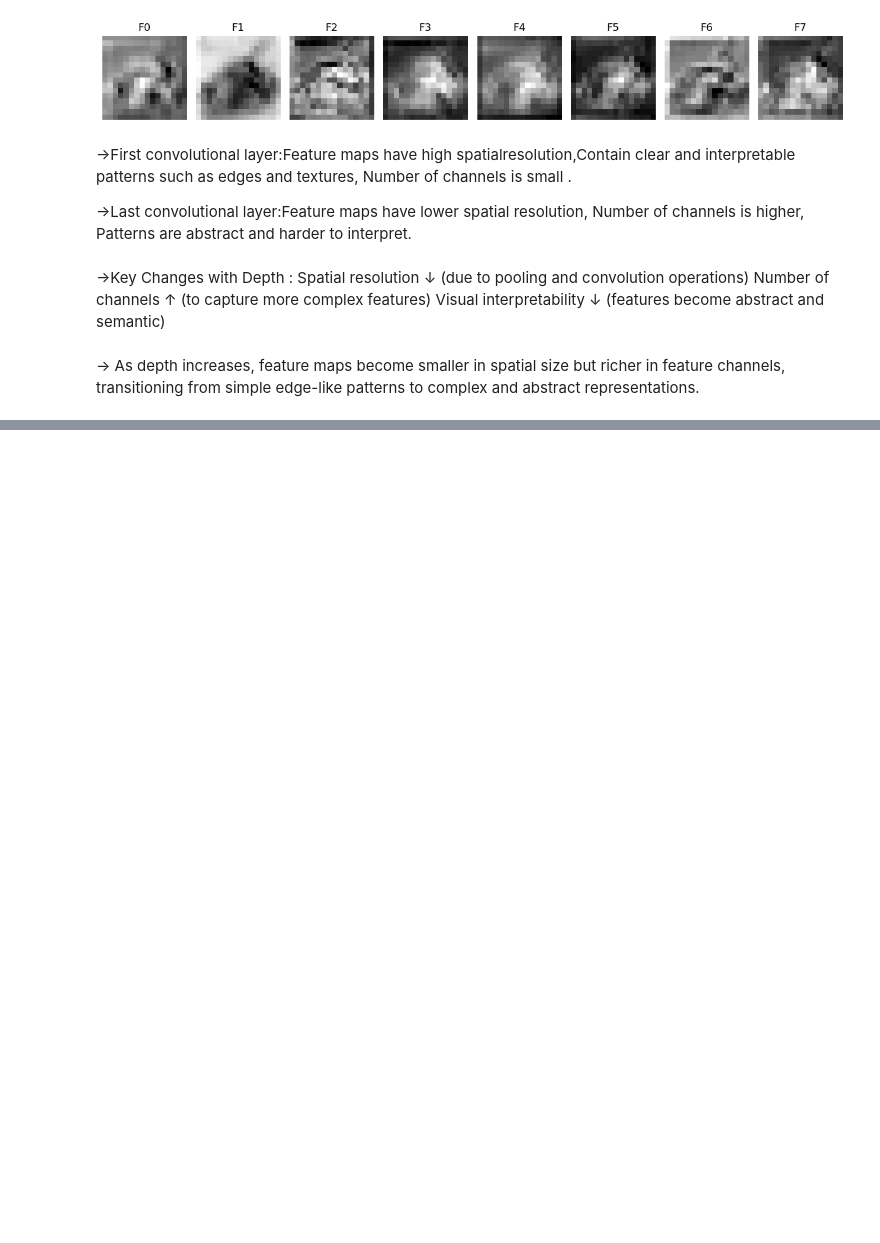
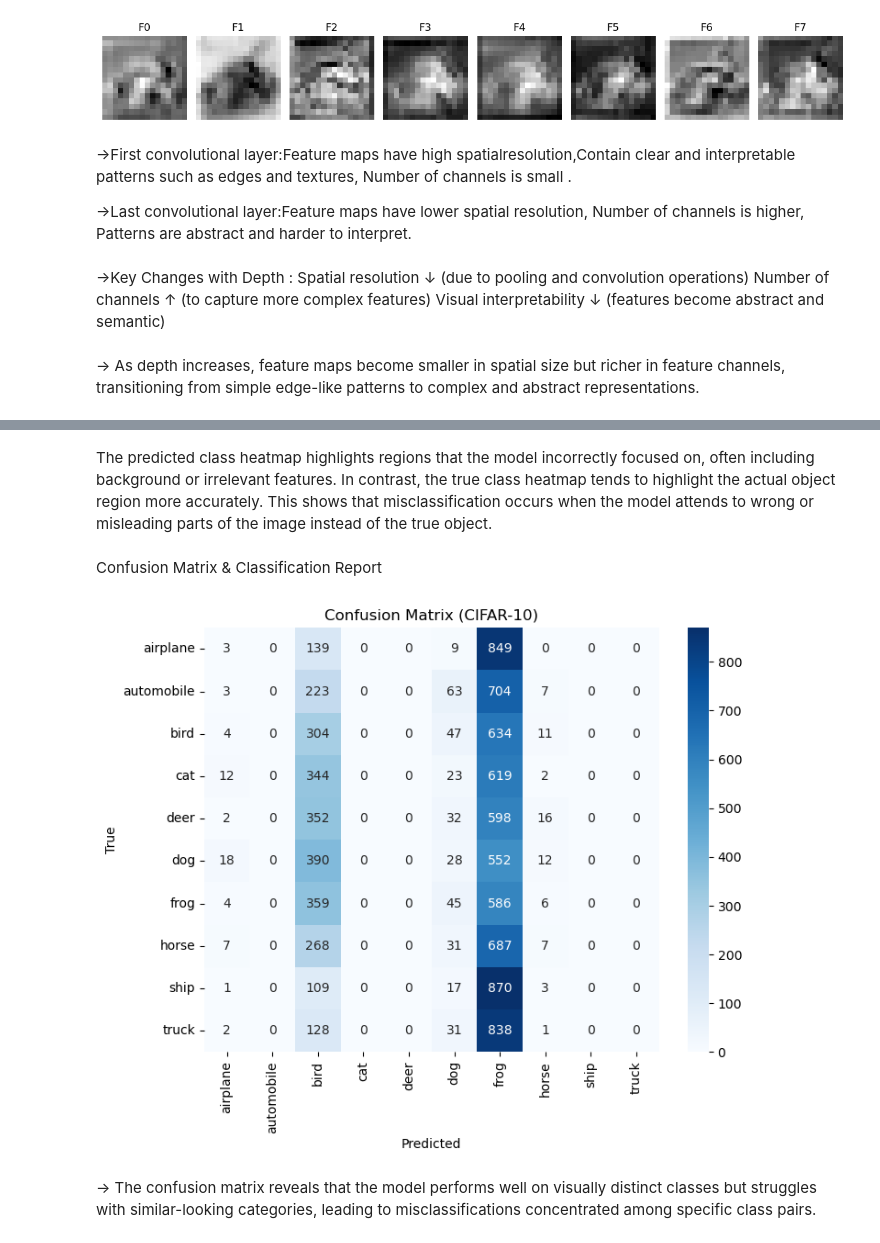
Before and after one commit to ritesh-kr18/CNN_Lab_Work, a Jupyter notebook: 24cd3035_CNN_Lab.ipynb, the cells around one changed output, grey strips where cells are left out. Cells and saved outputs as stored; diff of their text form; code cells hidden in the pictures; blank space fills up the shorter version.

```diff
--- a/24cd3035_CNN_Lab.ipynb
+++ b/24cd3035_CNN_Lab.ipynb
@@ -1401,0 +1560,42 @@ Visual interpretability ↓ (features become abstract and semantic)
+# %% [markdown]
+The predicted class heatmap highlights regions that the model incorrectly focused on, often including background or irrelevant features. In contrast, the true class heatmap tends to highlight the actual object region more accurately. This shows that misclassification occurs when the model attends to wrong or misleading parts of the image instead of the true object.
+# %% [markdown]
+Confusion Matrix & Classification Report
+# %%
+import seaborn as sns
+from sklearn.metrics import confusion_matrix, classification_report
+
+classes = ['airplane','automobile','bird','cat','deer',
+           'dog','frog','horse','ship','truck']
+
+all_preds = []
+all_labels = []
+
+model.eval()
+
+with torch.no_grad():
+    for images, labels in test_loader:
+        images, labels = images.to(device), labels.to(device)
+
+        outputs = model(images)
+        _, preds = torch.max(outputs, 1)
+
+        all_preds.extend(preds.cpu().numpy())
+        all_labels.extend(labels.cpu().numpy())
+
+# Confusion Matrix
+cm = confusion_matrix(all_labels, all_preds)
+
+plt.figure(figsize=(8,6))
+sns.heatmap(cm, annot=True, fmt='d', cmap='Blues',
+            xticklabels=classes, yticklabels=classes)
+
+plt.xlabel("Predicted")
+plt.ylabel("True")
+plt.title("Confusion Matrix (CIFAR-10)")
+plt.savefig("confusion_matrix.png")
+plt.show()
+# %% [output]
+[figure, added]
+# %% [markdown]
+-> The confusion matrix reveals that the model performs well on visually distinct classes but struggles with similar-looking categories, leading to misclassifications concentrated among specific class pairs.
```
Also changed, not shown: parts of 23 cells of this notebook.
